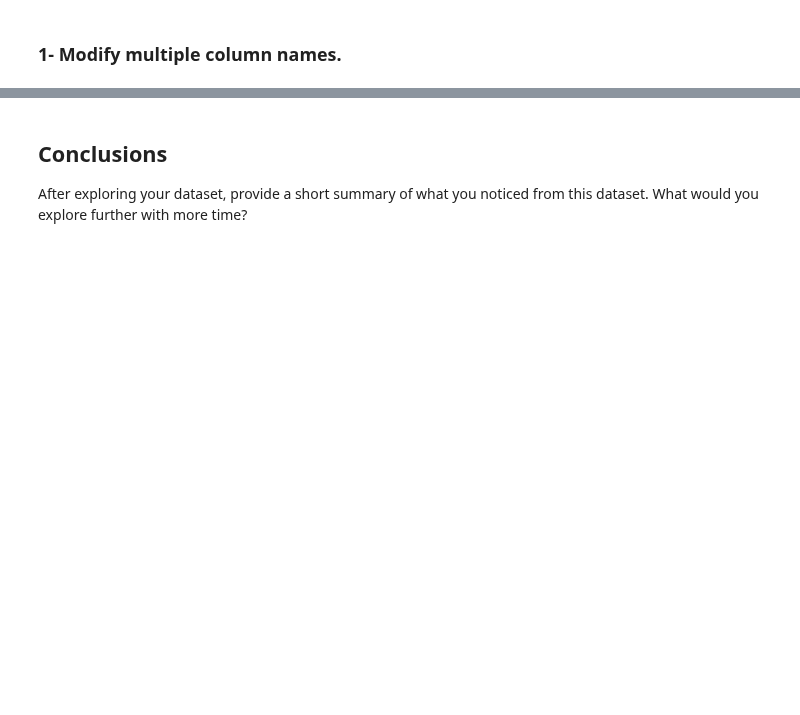
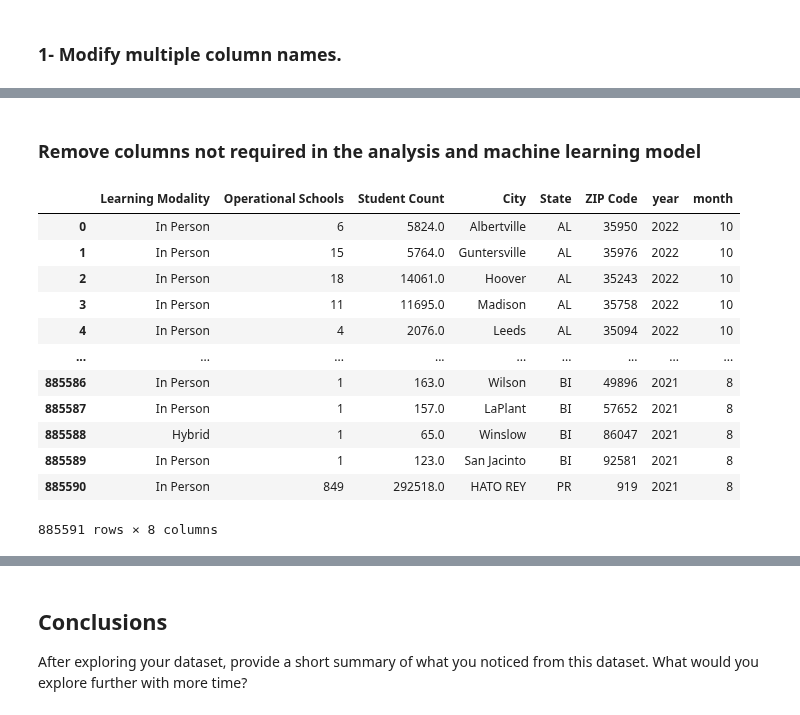
Before and after one commit to uzmabb182/Data602_Assignments, a Jupyter notebook: data_602_final_project.ipynb, the cells around one changed output, grey strips where cells are left out. Drawn from its saved outputs; the diff is of its cells as text; code cells hidden in the pictures; blank space fills up the shorter version.

```diff
--- a/data_602_final_project.ipynb
+++ b/data_602_final_project.ipynb
@@ -600,0 +291,6 @@ Index(['neighbourhood', 'latitude', 'longitude', 'room_type', 'price',
+# %%
+modality_df["Week"]= pd.to_datetime(modality_df["Week"])
+
+modality_df['year'] = modality_df['Week'].dt.year
+# %%
+modality_df['month'] = modality_df['Week'].dt.month
@@ -600,0 +330,19 @@ Index(['neighbourhood', 'latitude', 'longitude', 'room_type', 'price',
+# %% [markdown]
+### Remove columns not required in the analysis and machine learning model
+# %%
+modality_df = modality_df.drop(['District NCES ID', 'District Name', 'Week'], axis=1)
+modality_df
+# %% [output]
+|  | Learning Modality | Operational Schools | Student Count | City | State | ZIP Code | year | month |
+| 0 | In Person | 6 | 5824.0 | Albertville | AL | 35950 | 2022 | 10 |
+| 1 | In Person | 15 | 5764.0 | Guntersville | AL | 35976 | 2022 | 10 |
+| 2 | In Person | 18 | 14061.0 | Hoover | AL | 35243 | 2022 | 10 |
+| 3 | In Person | 11 | 11695.0 | Madison | AL | 35758 | 2022 | 10 |
+| 4 | In Person | 4 | 2076.0 | Leeds | AL | 35094 | 2022 | 10 |
+| ... | ... | ... | ... | ... | ... | ... | ... | ... |
+| 885586 | In Person | 1 | 163.0 | Wilson | BI | 49896 | 2021 | 8 |
+| 885587 | In Person | 1 | 157.0 | LaPlant | BI | 57652 | 2021 | 8 |
+| 885588 | Hybrid | 1 | 65.0 | Winslow | BI | 86047 | 2021 | 8 |
+| 885589 | In Person | 1 | 123.0 | San Jacinto | BI | 92581 | 2021 | 8 |
+| 885590 | In Person | 849 | 292518.0 | HATO REY | PR | 919 | 2021 | 8 |
+885591 rows × 8 columns
```
Also changed, not shown: parts of 92 cells of this notebook.
